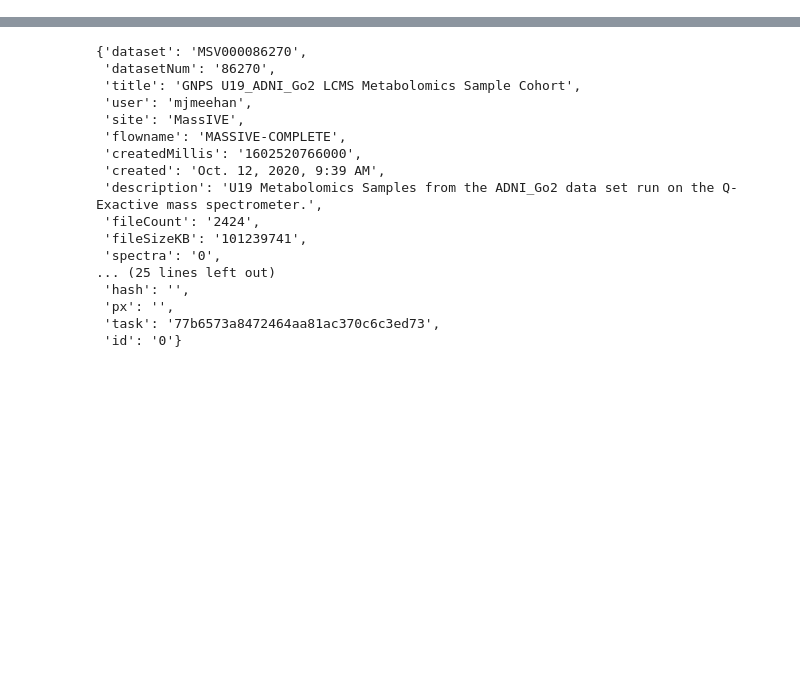
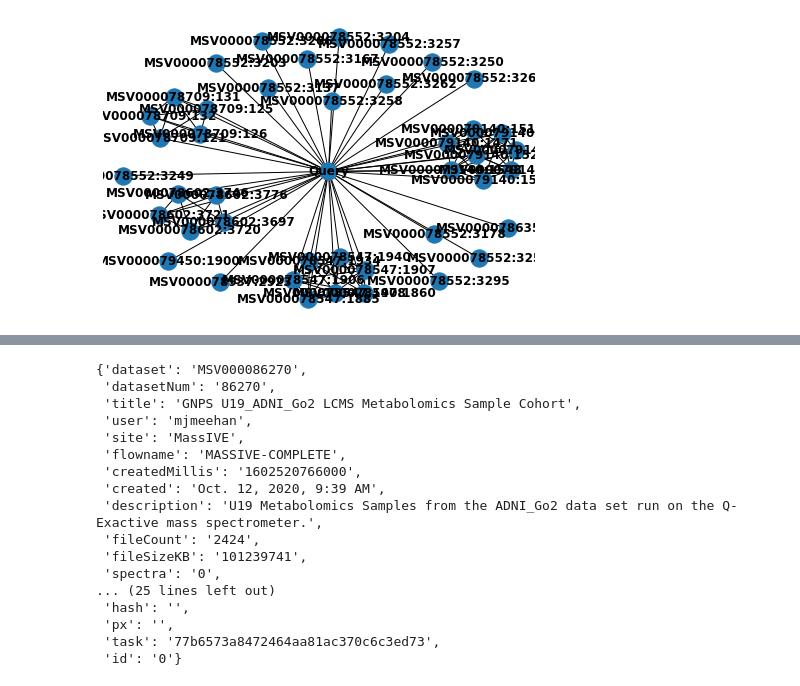
Before and after one commit to mwang87/GNPS_MASST_Notebooks, a Jupyter notebook: GNPS_MASST_Network.ipynb, the cells around one changed output, grey strips where cells are left out. Drawn from its saved outputs; the diff is of its cells as text; code cells hidden in the pictures; blank space fills up the shorter version.

Commit message:
creating a fuller network

```diff
--- a/GNPS_MASST_Network.ipynb
+++ b/GNPS_MASST_Network.ipynb
@@ -16,10 +23,0 @@ TypeError: string indices must be integers
-# %%
-for dataset in dataset_matches:
-    print(dataset)
-    filtered_dataset = [current_dataset for current_dataset in all_datasets if current_dataset["dataset"] == dataset]
-    dataset_task = filtered_dataset[0]["task"]
-    print(dataset_task)
-    continuous_id = requests.get("http://gnps.ucsd.edu/ProteoSAFe/ContinuousIDServlet?task={}".format(dataset_task)).json()
-    print(continuous_id["jobs"][0])
-
-    "https://gnps.ucsd.edu/ProteoSAFe/result.jsp?task={}&view=clusters_network_pairs".format(continuous_id["jobs"][0])
@@ -43,0 +24,65 @@ MSV000079140
+# %%
+G = nx.Graph()
+G.add_node("Query")
+
+all_node_usi_list = []
+
+for dataset in dataset_matches:
+    print(dataset)
+    filtered_dataset = [current_dataset for current_dataset in all_datasets if current_dataset["dataset"] == dataset]
+    dataset_task = filtered_dataset[0]["task"]
+    continuous_id = requests.get("http://gnps.ucsd.edu/ProteoSAFe/ContinuousIDServlet?task={}".format(dataset_task)).json()
+
+    network_url = "https://gnps.ucsd.edu/ProteoSAFe/result_json.jsp?task={}&view=clusters_network_pairs".format(continuous_id["jobs"][0]["task"])
+    data = requests.get(network_url).json()['blockData']
+    network_df = pd.DataFrame(data)
+
+    dataset_spectra_matches = spectra_matches_df[spectra_matches_df["dataset_id"] == dataset]
+    clusters_matched = list(set(dataset_spectra_matches["cluster_scan"]))
+    print(clusters_matched)
+
+    network_df["Node1"] = network_df["Node1"].astype(int)
+    filtered_edges = network_df[network_df["Node1"].isin(clusters_matched)]
+    print(len(filtered_edges))
+
+    for edge in filtered_edges.to_dict(orient="records"):
+        node_id = "{}:{}".format(dataset, edge["Node2"])
+        G.add_node(node_id)
+        # Adding an edge
+        G.add_edge("Query", node_id)
+
+        usi = "mzspec:GNPS:TASK-{}-speccontinuous/speccontinuous-00000.mgf:scan:{}".format(continuous_id["jobs"][0]["task"], cluster)
+        all_node_usi_list.append({"usi":usi, "node_id": node_id})
+
+# Adding edges to node
+for i, usi1 in enumerate(all_node_usi_list):
+    for j, usi2 in enumerate(all_node_usi_list):
+        if i <= j:
+            continue
+        comparison_url = "http://mingwangbeta.ucsd.edu:5087/mirrorjson/?usi1={}&usi2={}&cosine=shifted&fragment_mz_tolerance=1".format(usi1["usi"], usi2["usi"])
+        r = requests.get(comparison_url)
+        comparison_json = r.json()
+        if r.status_code != 200:
+            continue
+        if "cosine" in comparison_json:
+            cosine = comparison_json["cosine"]
+
+            if cosine > 0.9:
+                G.add_edge(usi1["node_id"], usi2["node_id"])
+
+
+# Adding more Node information to network
+for usi in all_node_usi_list:
+    print("usi", usi)
+    url = "http://mingwangbeta.ucsd.edu:5087/json/?usi={}".format(usi["usi"])
+    spectrum_details = requests.get(url).json()
+    #print(spectrum_details)
+    try:
+        G.nodes[usi["node_id"]]["mz"] = spectrum_details["precursor_mz"]
+    except:
+        print(url)
+        continue
+
+print(len(G))
+nx.draw(G, with_labels=True, font_weight='bold')
+# %% [output]
@@ -43,0 +106 @@ MSV000079140
+[figure, added]
```
Also changed, not shown: parts of 6 cells of this notebook, 1 other file.
